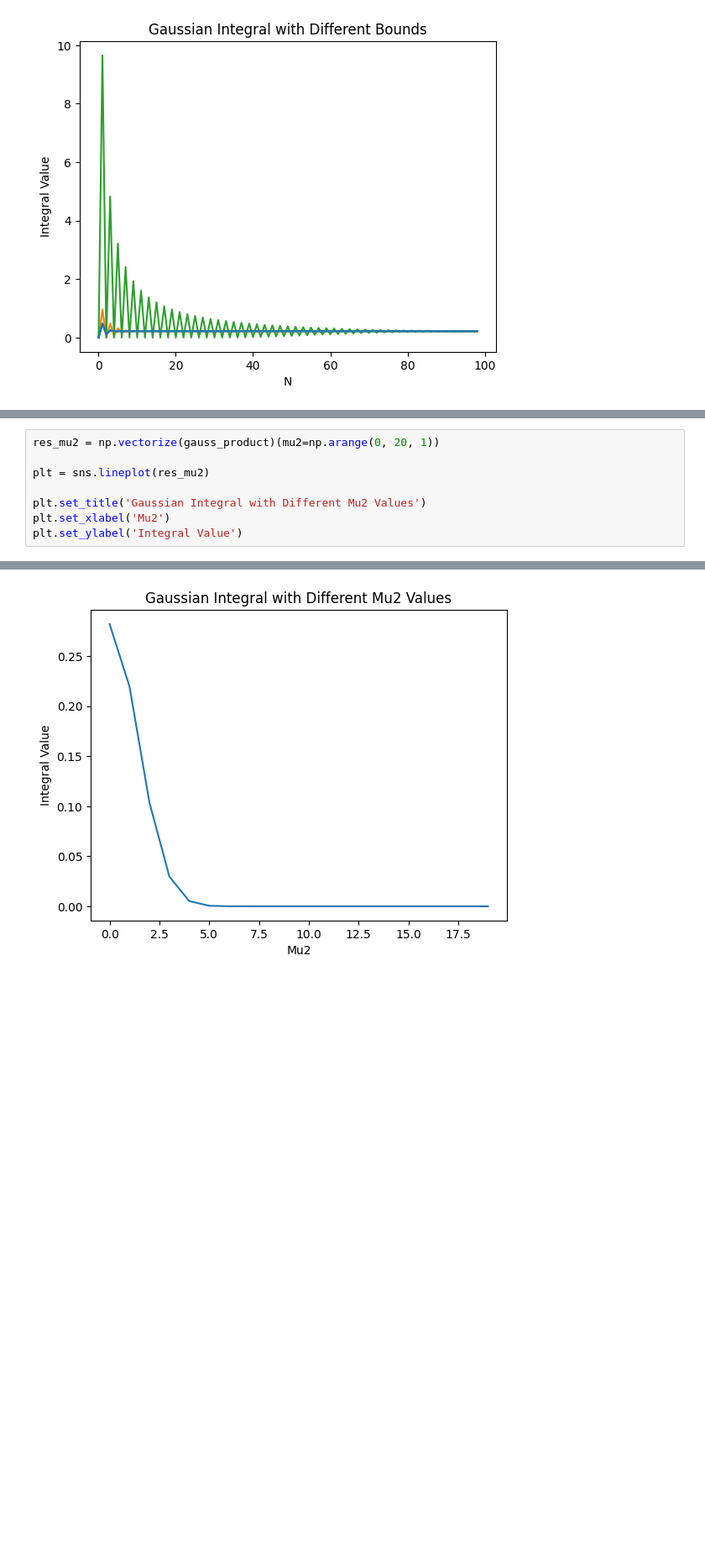
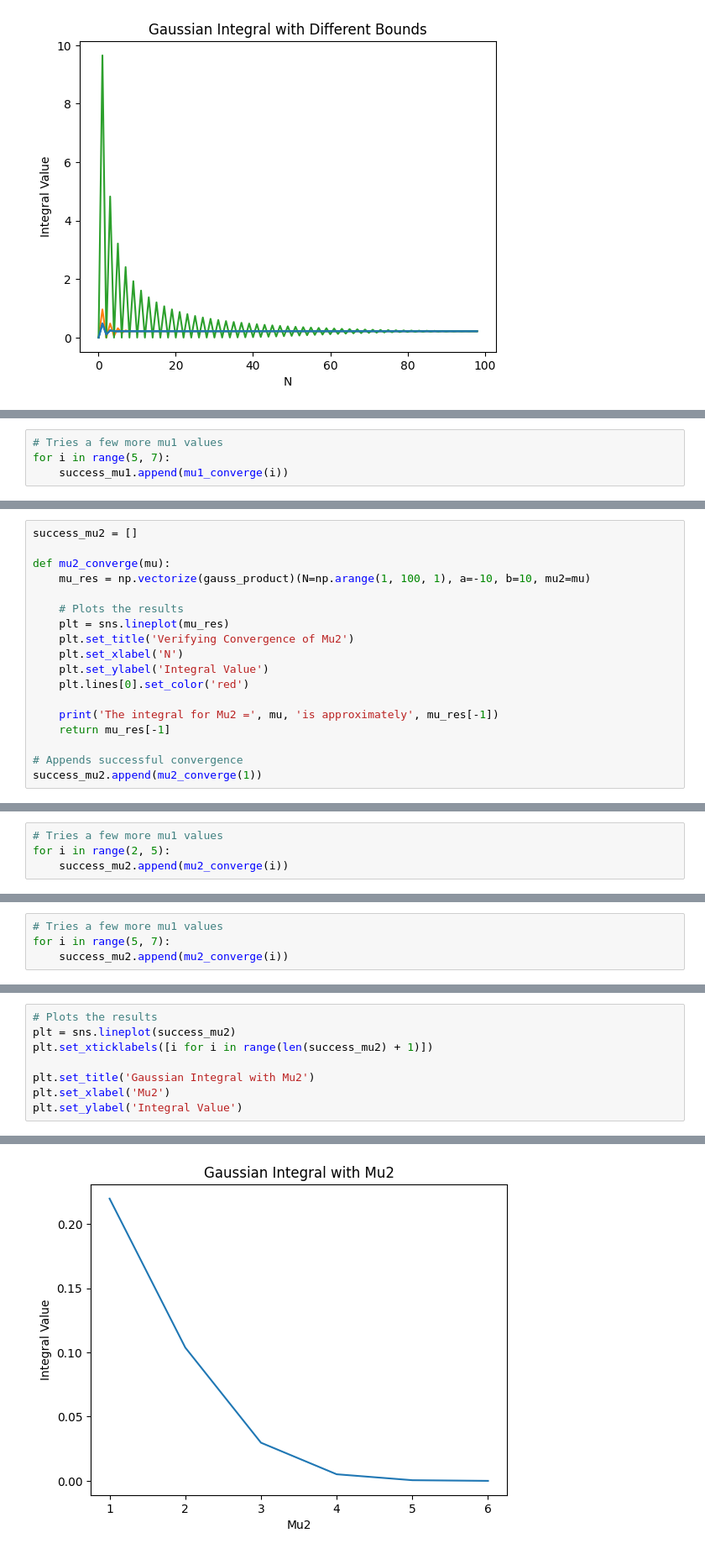
Before and after one commit to Tqkoyaki/Research, a Jupyter notebook: GaussianIntegral.ipynb, the cells around one changed output, grey strips where cells are left out. Shown at 84% size. Cells and saved outputs as stored; diff of their text form; blank space fills up the shorter version.

Commit message:
Updated Mu Analysis Verifying Convergence

```diff
--- a/GaussianIntegral.ipynb
+++ b/GaussianIntegral.ipynb
@@ -137,0 +169,4 @@ Here we will begin by adjusting $\mu_1$ and then adjust $\mu_2$ to see how it af
+# %%
+# Tries a few more mu1 values
+for i in range(5, 7):
+    success_mu1.append(mu1_converge(i))
@@ -148,0 +187,18 @@ Text(0, 0.5, 'Integral Value')
+# %%
+success_mu2 = []
+
+def mu2_converge(mu):
+    mu_res = np.vectorize(gauss_product)(N=np.arange(1, 100, 1), a=-10, b=10, mu2=mu)
+
+    # Plots the results
+    plt = sns.lineplot(mu_res)
+    plt.set_title('Verifying Convergence of Mu2')
+    plt.set_xlabel('N')
+    plt.set_ylabel('Integral Value')
+    plt.lines[0].set_color('red')
+
+    print('The integral for Mu2 =', mu, 'is approximately', mu_res[-1])
+    return mu_res[-1]
+
+# Appends successful convergence
+success_mu2.append(mu2_converge(1))
@@ -148,0 +208,4 @@ Text(0, 0.5, 'Integral Value')
+# %%
+# Tries a few more mu1 values
+for i in range(2, 5):
+    success_mu2.append(mu2_converge(i))
@@ -148,0 +217,4 @@ Text(0, 0.5, 'Integral Value')
+# %%
+# Tries a few more mu1 values
+for i in range(5, 7):
+    success_mu2.append(mu2_converge(i))
@@ -149,11 +225,11 @@ Text(0, 0.5, 'Integral Value')
 # %%
-res_mu2 = np.vectorize(gauss_product)(mu2=np.arange(0, 20, 1))
+# Plots the results
+plt = sns.lineplot(success_mu2)
+plt.set_xticklabels([i for i in range(len(success_mu2) + 1)])
 
-plt = sns.lineplot(res_mu2)
-
-plt.set_title('Gaussian Integral with Different Mu2 Values')
+plt.set_title('Gaussian Integral with Mu2')
 plt.set_xlabel('Mu2')
 plt.set_ylabel('Integral Value')
 # %% [output]
 Text(0, 0.5, 'Integral Value')
-[figure, old version]
+[figure, new version]
```
Also changed, not shown: parts of 12 cells of this notebook.
